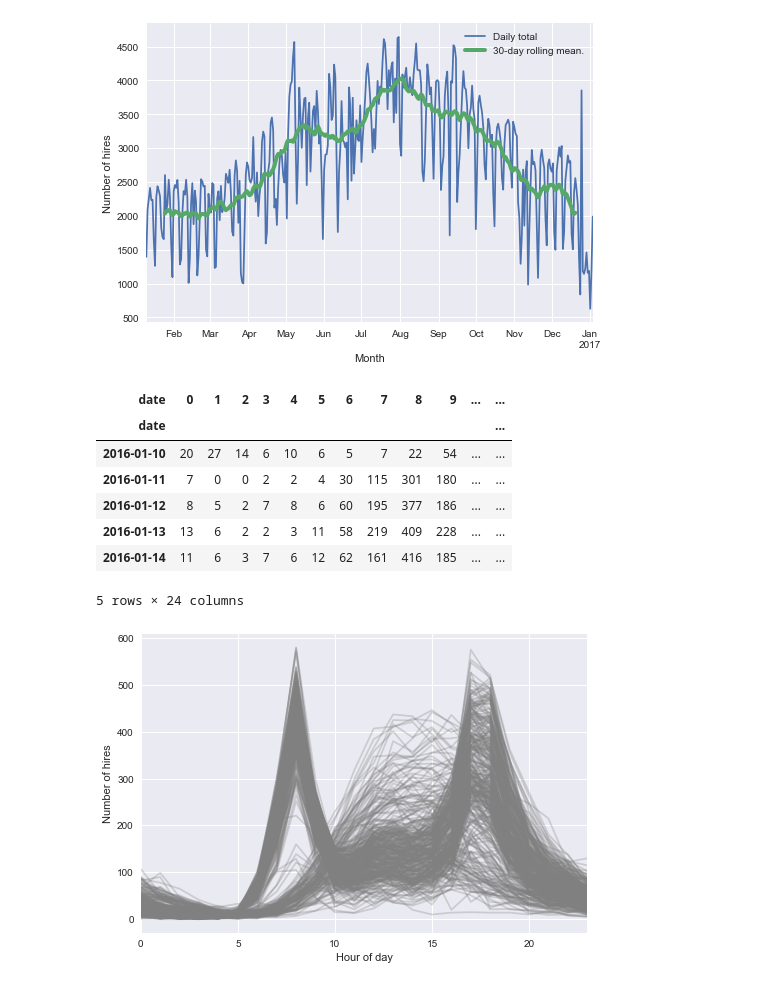
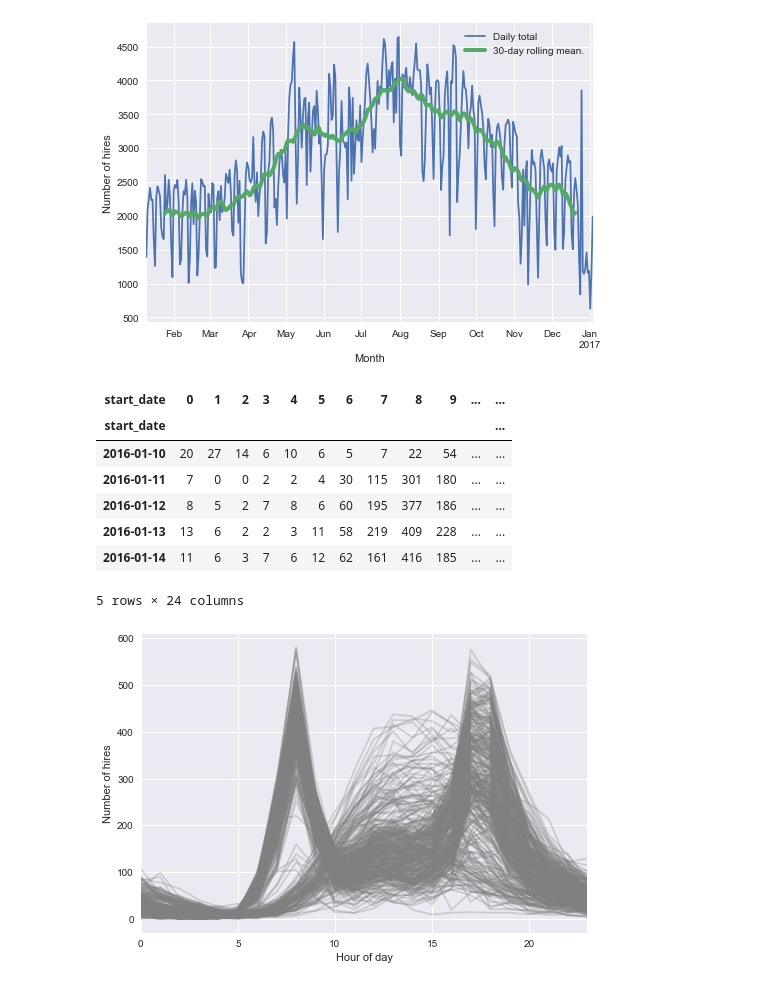
Before and after one commit to fabiangunzinger/london_cycling, a Jupyter notebook: tfl_bikes_clusters.ipynb, the cells around one changed output. Cells and saved outputs as stored; diff of their text form; code cells hidden in the pictures.

```diff
--- a/london_cycling.ipynb
+++ b/tfl_bikes_clusters.ipynb
@@ -104,7 +9,7 @@ ValueError: No objects to concatenate
 # %%
-# Read sample data
-# make_2016sample_data()
-df = pd.read_csv('./data/sample2016.csv')
-df['date'] = pd.to_datetime(df['date'], format='%d/%m/%Y %H:%M')
+df = pd.read_csv('data/cycle_hires/sample2016.csv')
+df.rename(columns={'date':'start_date'}, inplace=True)
+df['start_date'] = pd.to_datetime(df['start_date'], format='%d/%m/%Y %H:%M')
+print(df.shape)
 df.head()
 # %% [output]
@@ -123,15 +29,15 @@ plt.figure(figsize=(15,10))
 
 # By hour of day
 plt.subplot(221)
-plt.hist(df['date'].dt.hour, bins=np.arange(0, 25)-0.5)
+plt.hist(df['start_date'].dt.hour, bins=np.arange(0, 25)-0.5)
 plt.xlabel('Hour of day')
 plt.ylabel('Number of hires')
 
 # By day of week
 plt.subplot(222)
 days = ['Mon', 'Tue', 'Wed', 'Thu', 'Fri', 'Sat', 'Sun']
-df['dayofweek'] = df['date'].dt.weekday
-grouped = df.groupby('dayofweek')['rental_id'].count()
+df['dayofweek'] = df['start_date'].dt.weekday
+grouped = df.groupby('dayofweek')['startstation_id'].count()
 grouped.index = days
 grouped.plot(kind='bar', width=1)
 plt.xticks(rotation=0)
@@ -140,13 +46,13 @@ plt.ylabel('Number of hires')
 
 # By month of year
 plt.subplot(223)
-plt.hist(df['date'].dt.month, bins=np.arange(1,14)-0.5);
+plt.hist(df['start_date'].dt.month, bins=np.arange(1,14)-0.5);
 plt.xlabel('Month of year')
 plt.ylabel('Number of hires')
 
 # By year
 plt.subplot(224)
-plt.hist(df['date'].dt.year, bins=np.arange(2013,2021)-0.5)
+plt.hist(df['start_date'].dt.year, bins=np.arange(2013,2021)-0.5)
 plt.xlabel('Year')
 plt.ylabel('Number of hires');
 # %% [output]
@@ -156,7 +62,7 @@ The patterns in hourly and dayly rentals suggest that quite a few people use bik
 # %%
 # Weekly rentals through the year
 
-daily = df.set_index('date')['rental_id'].resample('d').count()
+daily = df.set_index('start_date')['rental_id'].resample('d').count()
 rolling = daily.rolling(30).mean(center=True)
 
 daily.plot(label='Daily total')
@@ -169,16 +75,16 @@ plt.legend();
 # %%
 # Create a dataset with hourly rentals for each day
 
 pivoted = df.pivot_table('rental_id',
-               index=df['date'].dt.date,
-               columns=df['date'].dt.hour,
+               index=df['start_date'].dt.date,
+               columns=df['start_date'].dt.hour,
                aggfunc='count',
                fill_value=0
               )
 pivoted.head()
 # %% [output]
-| date | 0 | 1 | 2 | 3 | 4 | 5 | 6 | 7 | 8 | 9 | ... | ... |
-| date |  |  |  |  |  |  |  |  |  |  |  | ... |
+| start_date | 0 | 1 | 2 | 3 | 4 | 5 | 6 | 7 | 8 | 9 | ... | ... |
+| start_date |  |  |  |  |  |  |  |  |  |  |  | ... |
 | 2016-01-10 | 20 | 27 | 14 | 6 | 10 | 6 | 5 | 7 | 22 | 54 | ... | ... |
 | 2016-01-11 | 7 | 0 | 0 | 2 | 2 | 4 | 30 | 115 | 301 | 180 | ... | ... |
 | 2016-01-12 | 8 | 5 | 2 | 7 | 8 | 6 | 60 | 195 | 377 | 186 | ... | ... |
```
Also changed, not shown: parts of 9 cells of this notebook, 2 other files.
